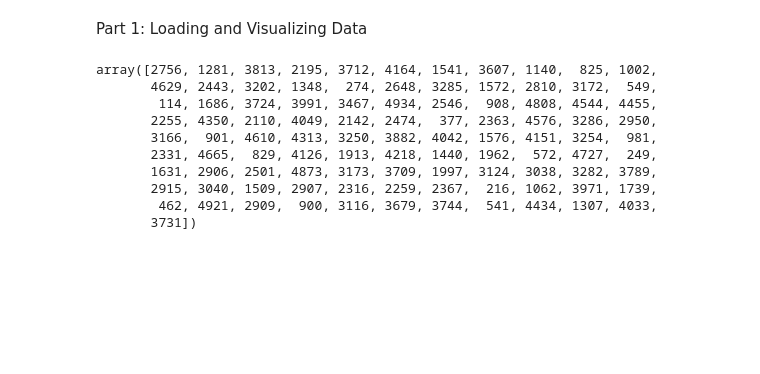
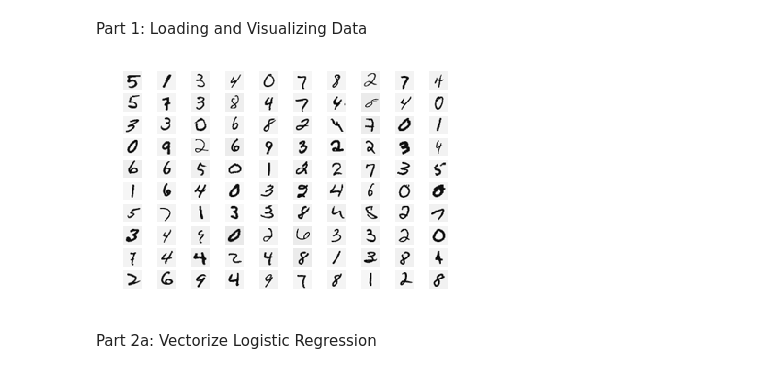
Before and after one commit to nicopai/AndrewNg-ML, a Jupyter notebook: ex3/ex3.ipynb, the cells around one changed output. Saved outputs shown, nothing was run; the diff lists cells and outputs as text; code cells hidden in the pictures; blank space fills up the shorter version.

```diff
--- a/ex3/ex3.ipynb
+++ b/ex3/ex3.ipynb
@@ -15,15 +16,7 @@ num_labels = 10
 Part 1: Loading and Visualizing Data
 # %%
 m,n = np.shape(X)
-np.random.permutation(m)[:100]
+y = y.reshape(m)
+nb_rows_to_select = 100
+idx = np.random.permutation(m)[:nb_rows_to_select]
+sel = X[idx,:]
-# %% [output]
-array([2756, 1281, 3813, 2195, 3712, 4164, 1541, 3607, 1140,  825, 1002,
-       4629, 2443, 3202, 1348,  274, 2648, 3285, 1572, 2810, 3172,  549,
-        114, 1686, 3724, 3991, 3467, 4934, 2546,  908, 4808, 4544, 4455,
-       2255, 4350, 2110, 4049, 2142, 2474,  377, 2363, 4576, 3286, 2950,
-       3166,  901, 4610, 4313, 3250, 3882, 4042, 1576, 4151, 3254,  981,
-       2331, 4665,  829, 4126, 1913, 4218, 1440, 1962,  572, 4727,  249,
-       1631, 2906, 2501, 4873, 3173, 3709, 1997, 3124, 3038, 3282, 3789,
-       2915, 3040, 1509, 2907, 2316, 2259, 2367,  216, 1062, 3971, 1739,
-        462, 4921, 2909,  900, 3116, 3679, 3744,  541, 4434, 1307, 4033,
-       3731])
@@ -29,0 +27,19 @@ array([2756, 1281, 3813, 2195, 3712, 4164, 1541, 3607, 1140,  825, 1002,
+# %%
+def display_data(X: np.array) -> None:
+    m,n = np.shape(X)
+    display_rows = math.floor(math.sqrt(m))
+    display_cols = math.ceil(m / display_rows)
+    plt.subplot(display_rows,display_cols,1)
+    for i in range(display_rows):
+        for j in range(display_cols):
+            plt.subplot(display_rows,display_cols,i*display_cols+j+1)
+            temp_digit_image = sel[i*display_cols+j,:].reshape(20,20).T
+            plt.imshow(temp_digit_image, cmap= matplotlib.cm.binary, interpolation='nearest')
+            plt.axis('off')
+    plt.show()
+# %%
+display_data(sel)
+# %% [output]
+[figure, added]
+# %% [markdown]
+Part 2a: Vectorize Logistic Regression
```
Also changed, not shown: parts of 10 cells of this notebook, 9 other files.
